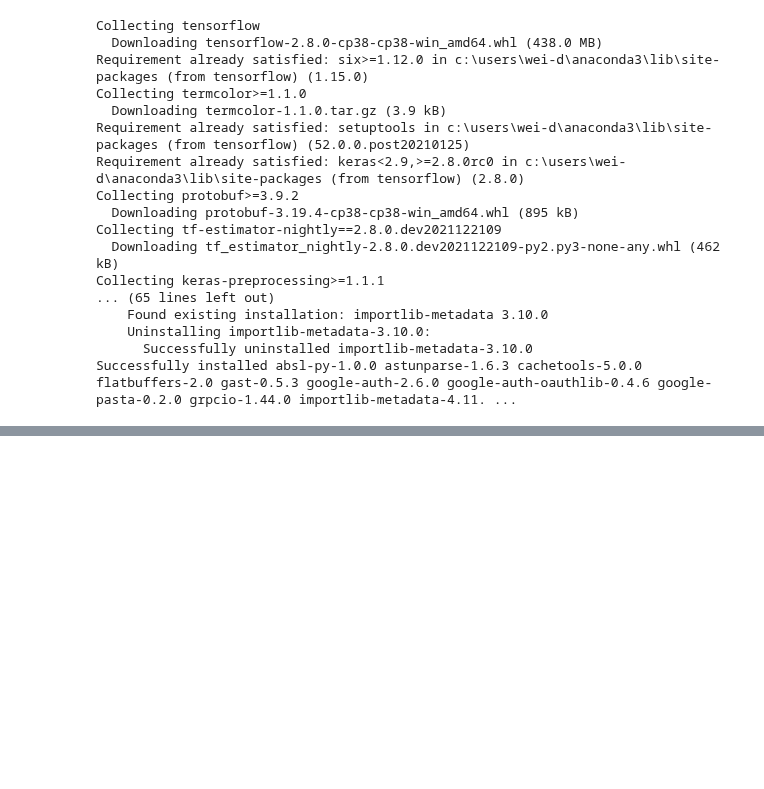
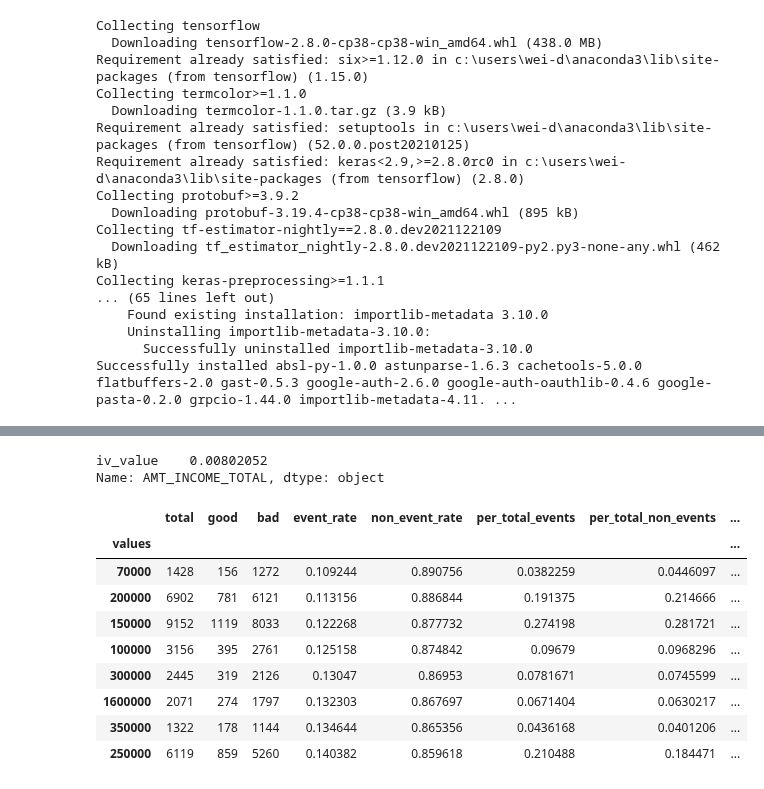
Before and after one commit to dvh549/Financial_Analytics, a Jupyter notebook: Main_Notebook.ipynb, the cells around one changed output, grey strips where cells are left out. Cells and saved outputs as stored; diff of their text form; code cells hidden in the pictures; blank space fills up the shorter version.

```diff
--- a/Main_Notebook.ipynb
+++ b/Main_Notebook.ipynb
@@ -758,0 +1015,19 @@ Successfully installed absl-py-1.0.0 astunparse-1.6.3 cachetools-5.0.0 flatbuffe
+# %%
+AMT_INCOME_TOTAL_df = calc_woe_iv('income_bin')
+iv_values.loc['AMT_INCOME_TOTAL'] = AMT_INCOME_TOTAL_df.IV.sum()
+print(iv_values.loc['AMT_INCOME_TOTAL'])
+AMT_INCOME_TOTAL_df.sort_values(by = 'WOE', inplace = True)
+AMT_INCOME_TOTAL_df
+# %% [output]
+iv_value    0.00802052
+Name: AMT_INCOME_TOTAL, dtype: object
+|  | total | good | bad | event_rate | non_event_rate | per_total_events | per_total_non_events | ... |
+| values |  |  |  |  |  |  |  | ... |
+| 70000 | 1428 | 156 | 1272 | 0.109244 | 0.890756 | 0.0382259 | 0.0446097 | ... |
+| 200000 | 6902 | 781 | 6121 | 0.113156 | 0.886844 | 0.191375 | 0.214666 | ... |
+| 150000 | 9152 | 1119 | 8033 | 0.122268 | 0.877732 | 0.274198 | 0.281721 | ... |
+| 100000 | 3156 | 395 | 2761 | 0.125158 | 0.874842 | 0.09679 | 0.0968296 | ... |
+| 300000 | 2445 | 319 | 2126 | 0.13047 | 0.86953 | 0.0781671 | 0.0745599 | ... |
+| 1600000 | 2071 | 274 | 1797 | 0.132303 | 0.867697 | 0.0671404 | 0.0630217 | ... |
+| 350000 | 1322 | 178 | 1144 | 0.134644 | 0.865356 | 0.0436168 | 0.0401206 | ... |
+| 250000 | 6119 | 859 | 5260 | 0.140382 | 0.859618 | 0.210488 | 0.184471 | ... |
```
Also changed, not shown: parts of 31 cells of this notebook.
